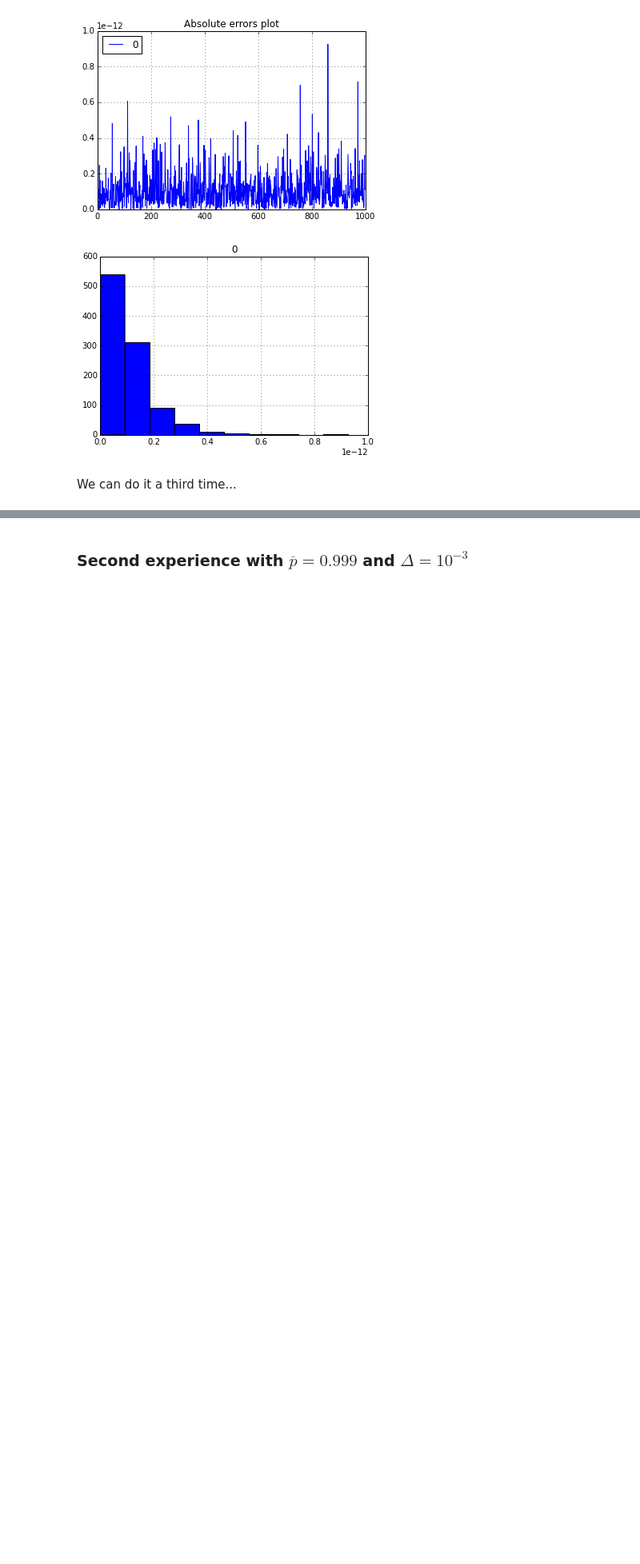
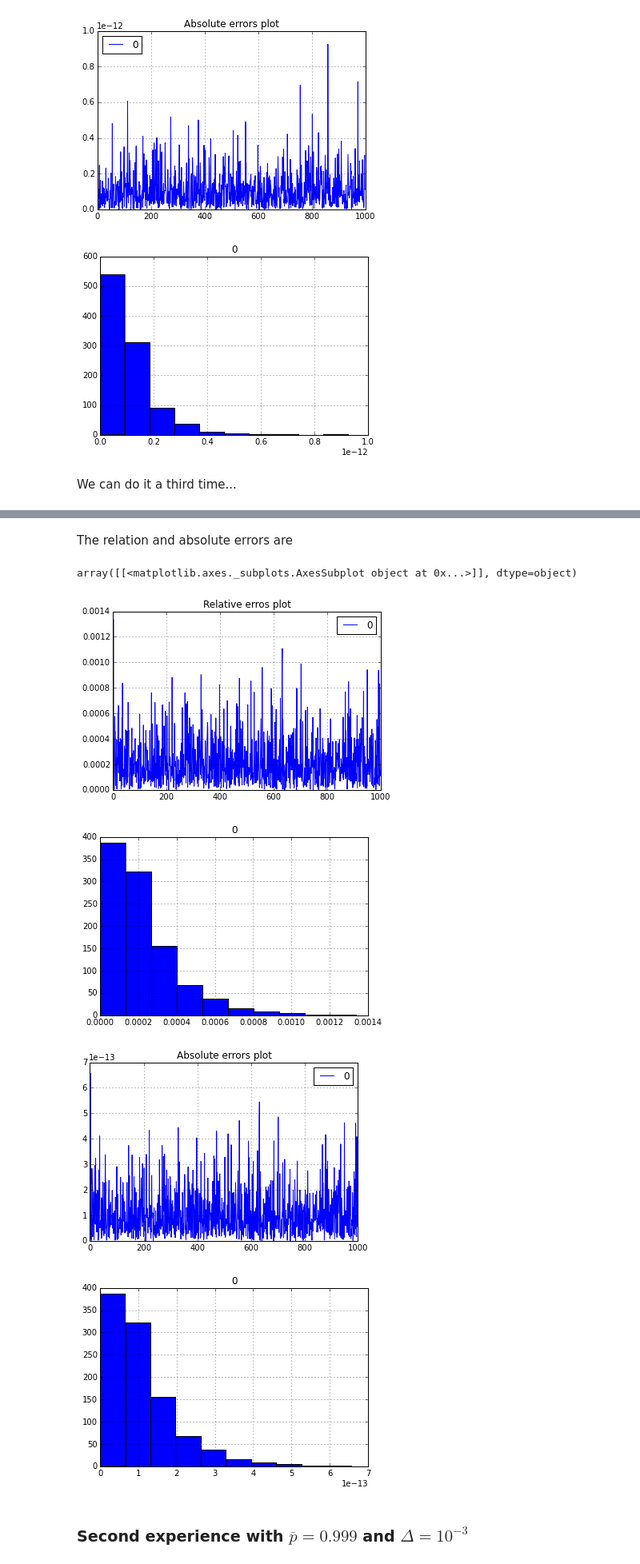
Before and after one commit to MathLab/file_loss, a Jupyter notebook: file_loss.ipynb, the cells around one changed output, grey strips where cells are left out. Shown: that part at 80% size. Saved outputs shown, nothing was run; the diff lists cells and outputs as text; code cells hidden in the pictures; blank space fills up the shorter version.

```diff
--- a/file_loss.ipynb
+++ b/file_loss.ipynb
@@ -834,3 +853,29 @@ probability_list_DataFrame.hist()
+# %% [markdown]
+The relation and absolute errors are
+# %%
+reliability_mean_value = [probability_at_least_d_fail_equal_reliability(d, n, mean_reliability) for i in range(999)]
+reliability_mean_DataFrame = DataFrame(reliability_mean_value)
+
+# relative error
+relative_error_list = abs(probability_list_DataFrame - reliability_mean_DataFrame)/abs(probability_list_DataFrame )
+# absolute error
+absolute_error_list = abs(probability_list_DataFrame - reliability_mean_DataFrame)
+
+# relative error plot
+relative_error_list.plot(title='Relative erros plot')
+# relative error histogram
+relative_error_list.hist()
+
+# absolute error plot
+absolute_error_list.plot(title='Absolute errors plot')
+# absolute error histogram
+absolute_error_list.hist()
+# %% [output]
+array([[<matplotlib.axes._subplots.AxesSubplot object at 0x...>]], dtype=object)
+[figure, added]
+[figure, added]
+[figure, added]
+[figure, added]
 # %% [markdown]
 ### Second experience with $\overline{p} = 0.999$ and $\Delta = 10^{-3}$
 # %%
```
Also changed, not shown: parts of 23 cells of this notebook.
